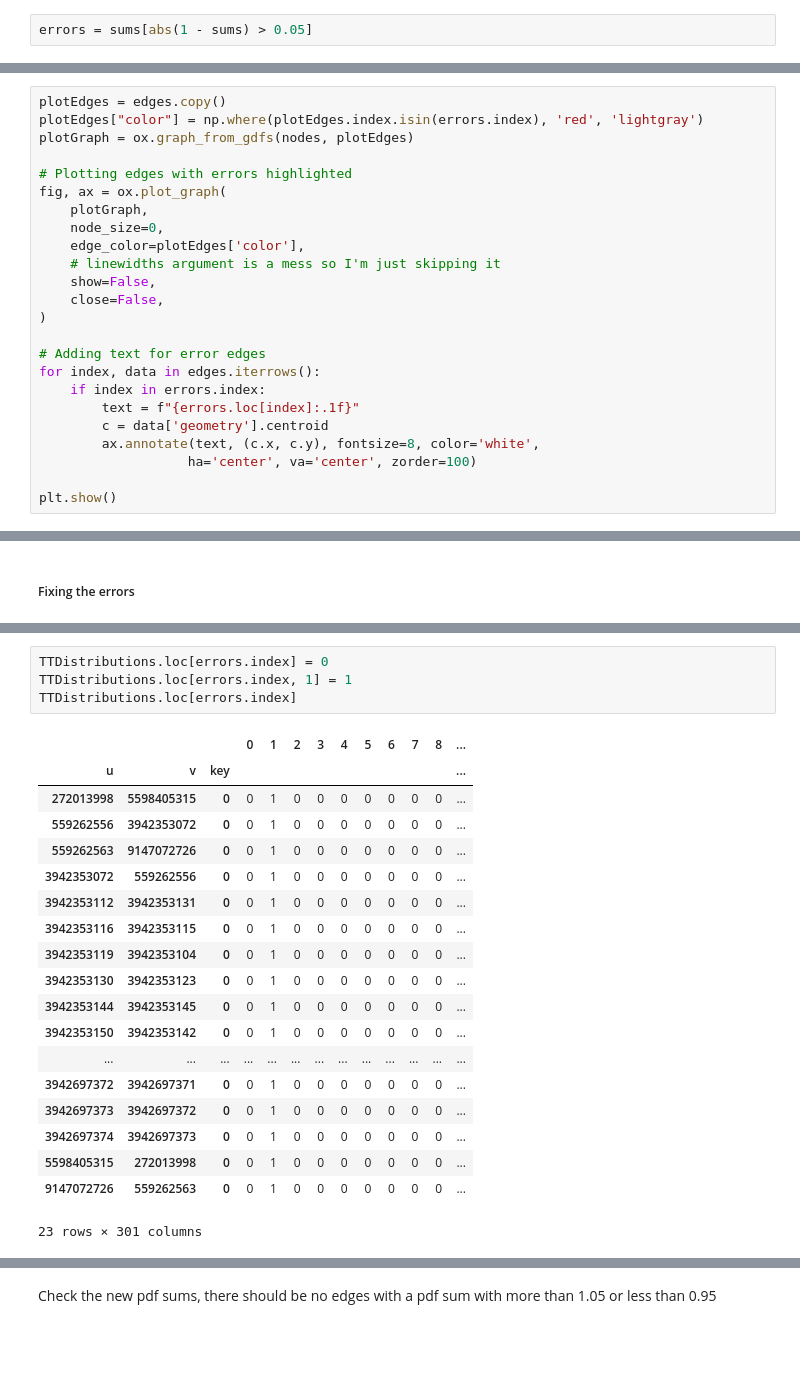
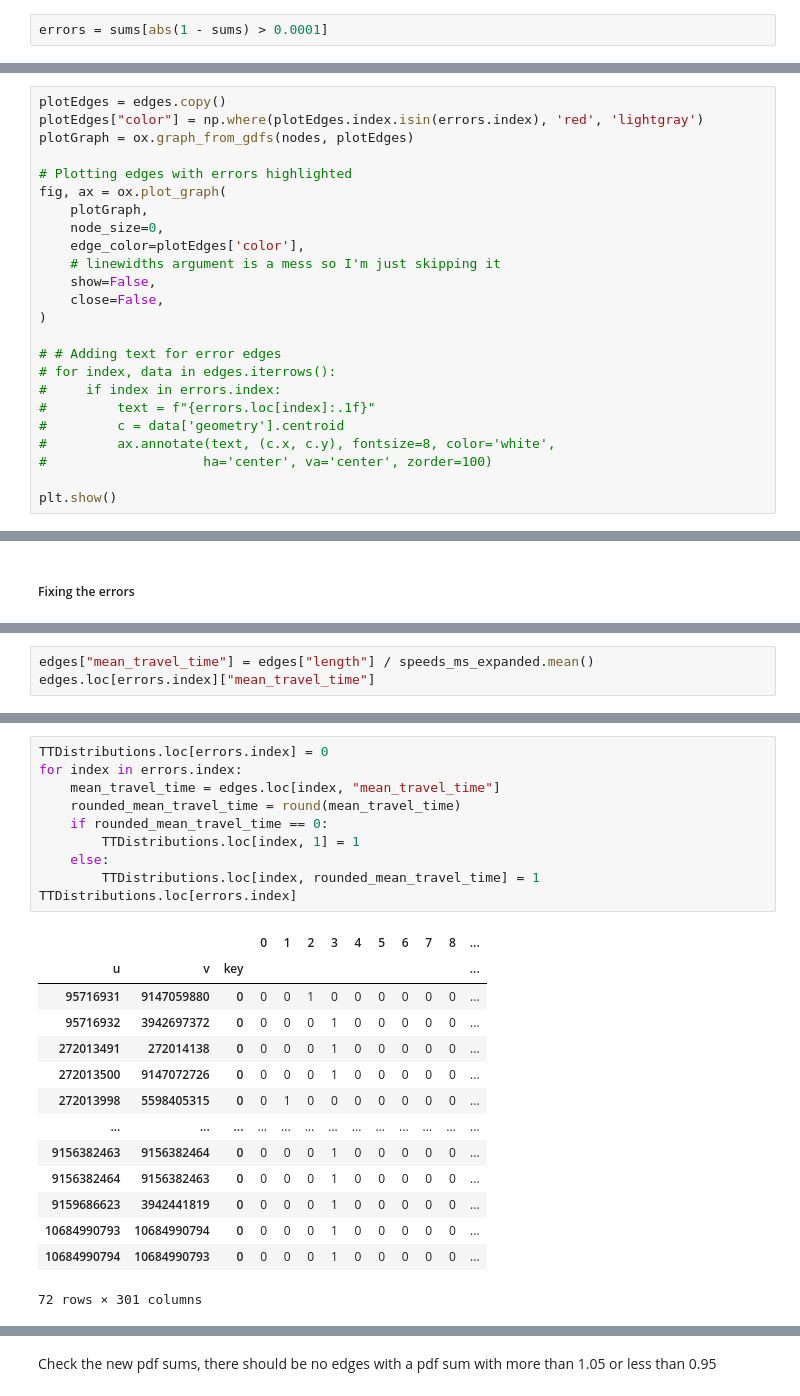
Before and after one commit to darpitydarp/ECI-253, a Jupyter notebook: Final Project/ECI 253 Final Project.ipynb, the cells around one changed output, grey strips where cells are left out. Drawn from its saved outputs; the diff is of its cells as text; blank space fills up the shorter version.

```diff
--- a/Final Project/ECI 253 Final Project.ipynb
+++ b/Final Project/ECI 253 Final Project.ipynb
@@ -414,5 +400,5 @@ Because of some edges with really short lengths, some distributions are summing
 # %%
-errors = sums[abs(1 - sums) > 0.05]
+errors = sums[abs(1 - sums) > 0.0001]
 # %%
 sums[errors.index]
 # %% [output]
@@ -495,13 +486,13 @@ fig, ax = ox.plot_graph(
     close=False,
 )
 
-# Adding text for error edges
-for index, data in edges.iterrows():
-    if index in errors.index:
-        text = f"{errors.loc[index]:.1f}"
-        c = data['geometry'].centroid
-        ax.annotate(text, (c.x, c.y), fontsize=8, color='white',
-                   ha='center', va='center', zorder=100)
+# # Adding text for error edges
+# for index, data in edges.iterrows():
+#     if index in errors.index:
+#         text = f"{errors.loc[index]:.1f}"
+#         c = data['geometry'].centroid
+#         ax.annotate(text, (c.x, c.y), fontsize=8, color='white',
+#                    ha='center', va='center', zorder=100)
 
 plt.show()
 # %% [output]
@@ -514,0 +510,3 @@ It shouldn't really affect the algorithm because of the low edge travel time.
+# %%
+edges["mean_travel_time"] = edges["length"] / speeds_ms_expanded.mean()
+edges.loc[errors.index]["mean_travel_time"]
@@ -515,24 +531,25 @@ It shouldn't really affect the algorithm because of the low edge travel time.
 # %%
 TTDistributions.loc[errors.index] = 0
-TTDistributions.loc[errors.index, 1] = 1
+for index in errors.index:
+    mean_travel_time = edges.loc[index, "mean_travel_time"]
+    rounded_mean_travel_time = round(mean_travel_time)
+    if rounded_mean_travel_time == 0:
+        TTDistributions.loc[index, 1] = 1
+    else:
+        TTDistributions.loc[index, rounded_mean_travel_time] = 1
 TTDistributions.loc[errors.index]
 # %% [output]
 |  |  |  | 0 | 1 | 2 | 3 | 4 | 5 | 6 | 7 | 8 | ... |
 | u | v | key |  |  |  |  |  |  |  |  |  | ... |
+| 95716931 | 9147059880 | 0 | 0 | 0 | 1 | 0 | 0 | 0 | 0 | 0 | 0 | ... |
+| 95716932 | 3942697372 | 0 | 0 | 0 | 0 | 1 | 0 | 0 | 0 | 0 | 0 | ... |
+| 272013491 | 272014138 | 0 | 0 | 0 | 0 | 1 | 0 | 0 | 0 | 0 | 0 | ... |
+| 272013500 | 9147072726 | 0 | 0 | 0 | 0 | 1 | 0 | 0 | 0 | 0 | 0 | ... |
 | 272013998 | 5598405315 | 0 | 0 | 1 | 0 | 0 | 0 | 0 | 0 | 0 | 0 | ... |
-| 559262556 | 3942353072 | 0 | 0 | 1 | 0 | 0 | 0 | 0 | 0 | 0 | 0 | ... |
-| 559262563 | 9147072726 | 0 | 0 | 1 | 0 | 0 | 0 | 0 | 0 | 0 | 0 | ... |
-| 3942353072 | 559262556 | 0 | 0 | 1 | 0 | 0 | 0 | 0 | 0 | 0 | 0 | ... |
-| 3942353112 | 3942353131 | 0 | 0 | 1 | 0 | 0 | 0 | 0 | 0 | 0 | 0 | ... |
-| 3942353116 | 3942353115 | 0 | 0 | 1 | 0 | 0 | 0 | 0 | 0 | 0 | 0 | ... |
-| 3942353119 | 3942353104 | 0 | 0 | 1 | 0 | 0 | 0 | 0 | 0 | 0 | 0 | ... |
-| 3942353130 | 3942353123 | 0 | 0 | 1 | 0 | 0 | 0 | 0 | 0 | 0 | 0 | ... |
-| 3942353144 | 3942353145 | 0 | 0 | 1 | 0 | 0 | 0 | 0 | 0 | 0 | 0 | ... |
-| 3942353150 | 3942353142 | 0 | 0 | 1 | 0 | 0 | 0 | 0 | 0 | 0 | 0 | ... |
 | ... | ... | ... | ... | ... | ... | ... | ... | ... | ... | ... | ... | ... |
-| 3942697372 | 3942697371 | 0 | 0 | 1 | 0 | 0 | 0 | 0 | 0 | 0 | 0 | ... |
-| 3942697373 | 3942697372 | 0 | 0 | 1 | 0 | 0 | 0 | 0 | 0 | 0 | 0 | ... |
-| 3942697374 | 3942697373 | 0 | 0 | 1 | 0 | 0 | 0 | 0 | 0 | 0 | 0 | ... |
-| 5598405315 | 272013998 | 0 | 0 | 1 | 0 | 0 | 0 | 0 | 0 | 0 | 0 | ... |
-| 9147072726 | 559262563 | 0 | 0 | 1 | 0 | 0 | 0 | 0 | 0 | 0 | 0 | ... |
+| 9156382463 | 9156382464 | 0 | 0 | 0 | 0 | 1 | 0 | 0 | 0 | 0 | 0 | ... |
+| 9156382464 | 9156382463 | 0 | 0 | 0 | 0 | 1 | 0 | 0 | 0 | 0 | 0 | ... |
+| 9159686623 | 3942441819 | 0 | 0 | 0 | 0 | 1 | 0 | 0 | 0 | 0 | 0 | ... |
+| 10684990793 | 10684990794 | 0 | 0 | 0 | 0 | 1 | 0 | 0 | 0 | 0 | 0 | ... |
+| 10684990794 | 10684990793 | 0 | 0 | 0 | 0 | 1 | 0 | 0 | 0 | 0 | 0 | ... |
-23 rows × 301 columns
+72 rows × 301 columns
```
Also changed, not shown: parts of 40 cells of this notebook, 1 other file.
